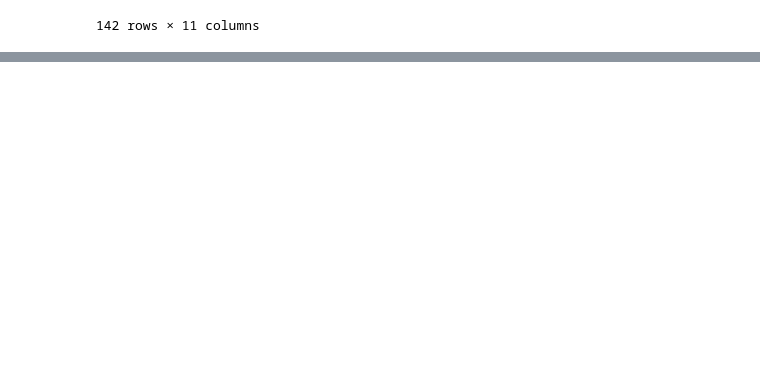
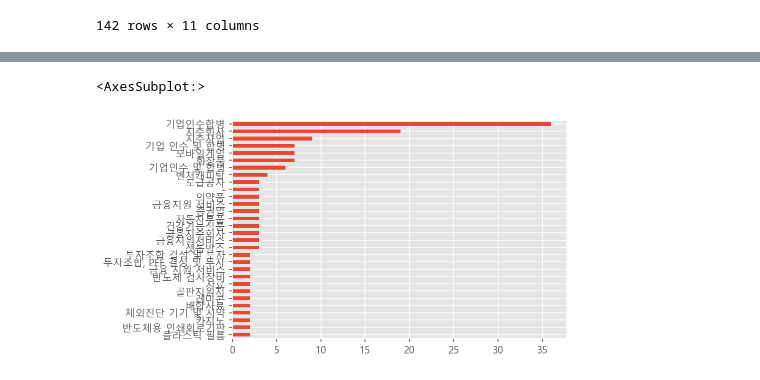
Before and after one commit to HanHyunDo/coding, a Jupyter notebook: 오늘 코드(유튜브)/KRX 분석.ipynb, the cells around one changed output, grey strips where cells are left out. Cells and saved outputs as stored; diff of their text form; code cells hidden in the pictures; blank space fills up the shorter version.

```diff
--- a/오늘 코드(유튜브)/KRX 분석.ipynb
+++ b/오늘 코드(유튜브)/KRX 분석.ipynb
@@ -454,0 +475,5 @@ df[df["Sector"] == "특수 목적용 기계 제조업"]
+# %%
+df["Industry"].value_counts().head(30).sort_values().plot.barh()
+# %% [output]
+<AxesSubplot:>
+[figure, added]
```
Also changed, not shown: parts of 12 cells of this notebook.
